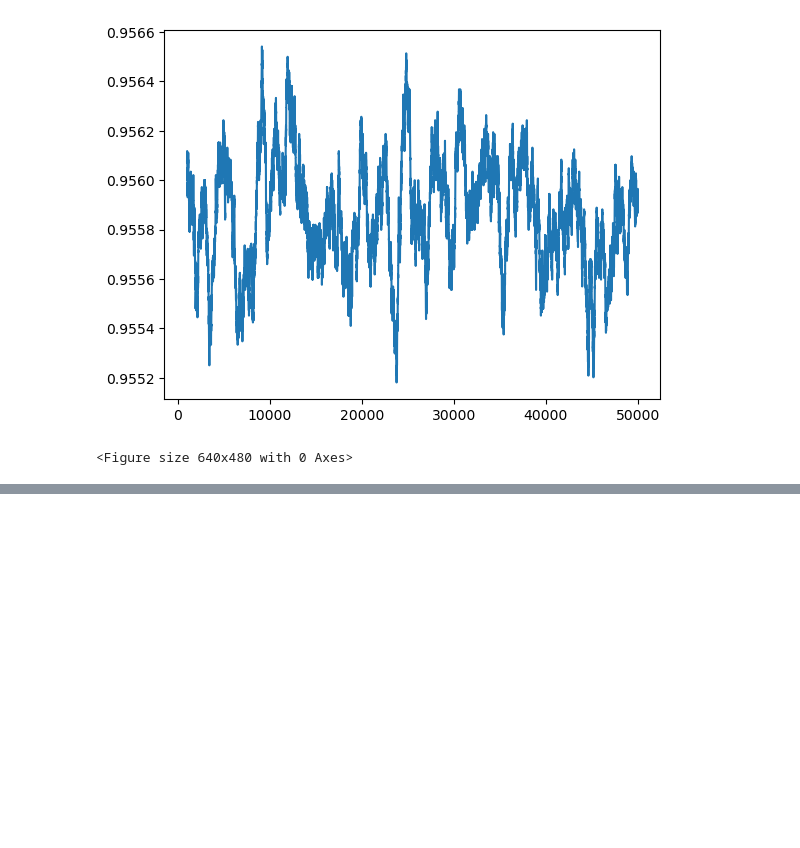
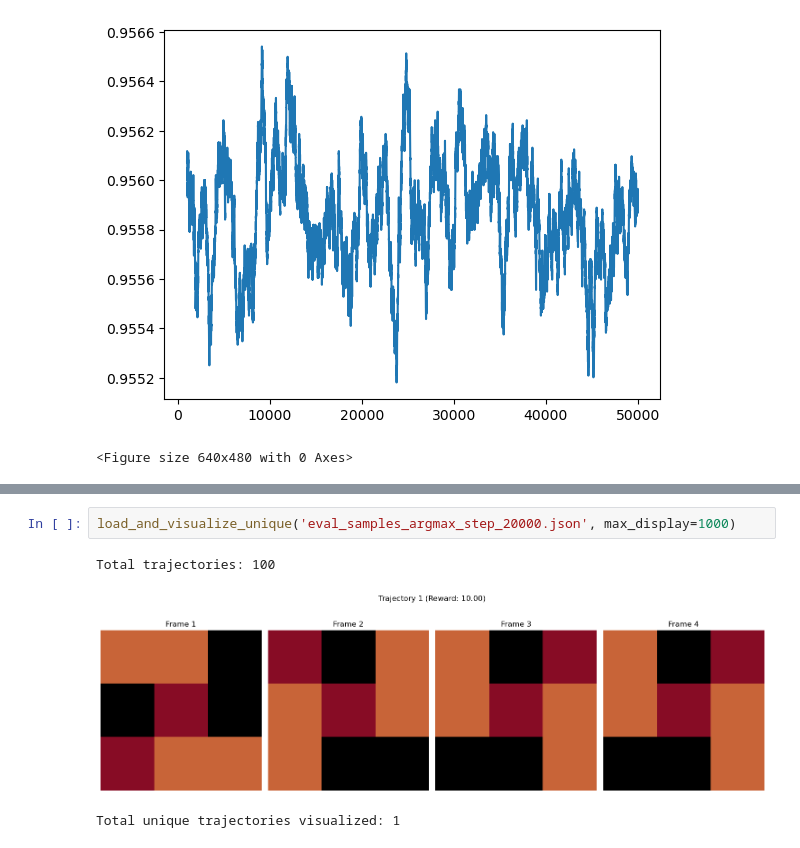
Before and after one commit to GIST-DSLab/GFN_to_ARC, a Jupyter notebook: gfn/src/vis.ipynb, the cells around one changed output, grey strips where cells are left out. Cells and saved outputs as stored; diff of their text form; blank space fills up the shorter version.

```diff
--- a/gfn/src/vis.ipynb
+++ b/gfn/src/vis.ipynb
@@ -35,0 +127,6 @@ plt.savefig("MA_plot.png")
+# %%
+load_and_visualize_unique('eval_samples_argmax_step_20000.json', max_display=1000)
+# %% [output]
+Total trajectories: 100
+[figure, added]
+Total unique trajectories visualized: 1
```
Also changed, not shown: parts of 4 cells of this notebook, 47 other files.
